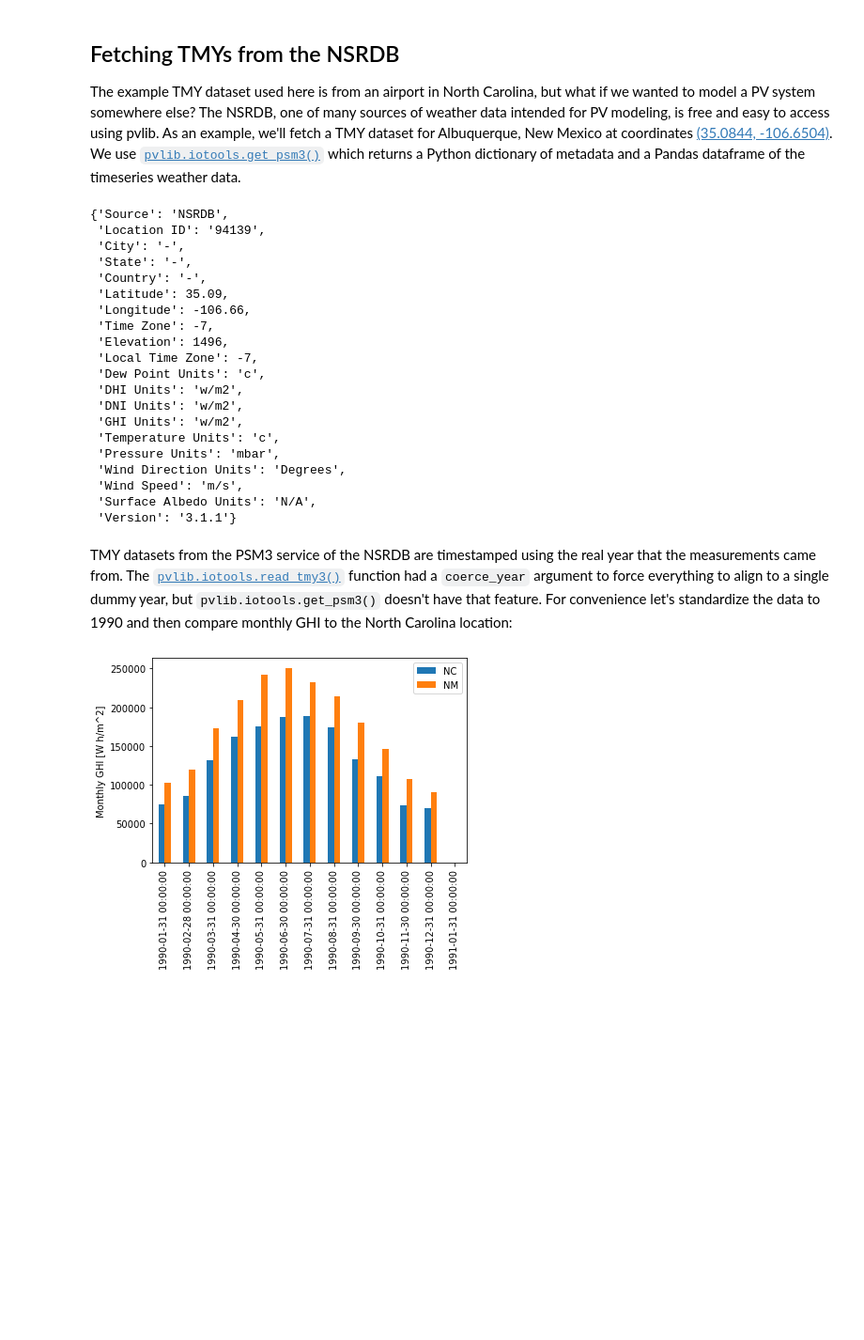
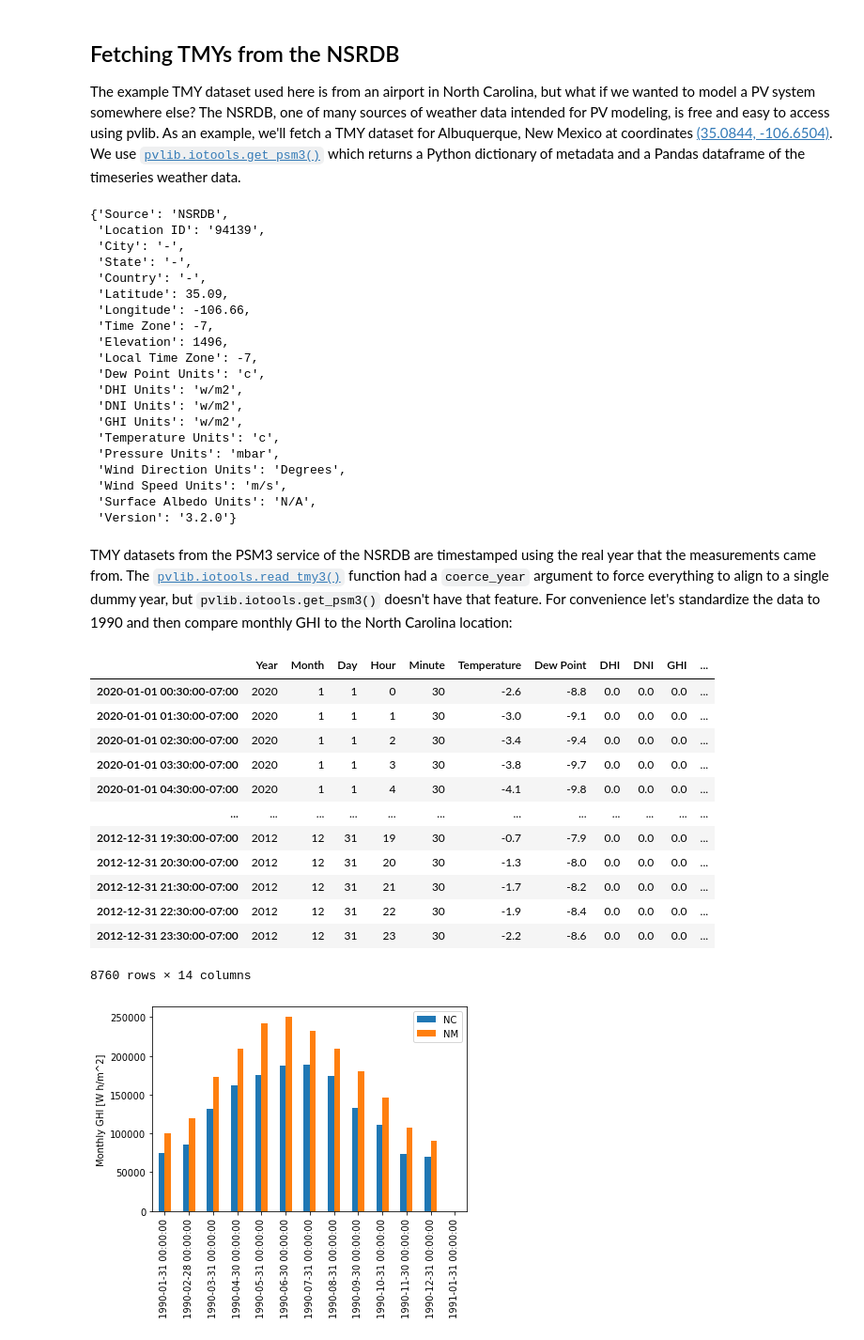
Before and after one commit to PV-Tutorials/PVPMC_2022, a Jupyter notebook: Tutorial 1 - TMY Weather Data.ipynb, the cells around one changed output. Shown at 94% size. Drawn from its saved outputs; the diff is of its cells as text; code cells hidden in the pictures; blank space fills up the shorter version.

```diff
--- a/Tutorial 1 - TMY Weather Data.ipynb
+++ b/Tutorial 1 - TMY Weather Data.ipynb
@@ -401,7 +411,7 @@ if NREL_API_KEY is None:
 
 The example TMY dataset used here is from an airport in North Carolina, but what if we wanted to model a PV system somewhere else? The NSRDB, one of many sources of weather data intended for PV modeling, is free and easy to access using pvlib. As an example, we'll fetch a TMY dataset for Albuquerque, New Mexico at coordinates [(35.0844, -106.6504)](https://www.google.com/maps/@35.0844,-106.6504,9z). We use [`pvlib.iotools.get_psm3()`](https://pvlib-python.readthedocs.io/en/stable/generated/pvlib.iotools.get_psm3.html) which returns a Python dictionary of metadata and a Pandas dataframe of the timeseries weather data.
 # %%
-metadata, df_abq = pvlib.iotools.get_psm3(
+df_abq, metadata = pvlib.iotools.get_psm3(
     latitude=35.0844, longitude=-106.6504,
     api_key=NREL_API_KEY,
     email='mark.mikofski@dnv.com',  # <-- any email works here fine
@@ -425,11 +435,27 @@ metadata
  'Temperature Units': 'c',
  'Pressure Units': 'mbar',
  'Wind Direction Units': 'Degrees',
- 'Wind Speed': 'm/s',
+ 'Wind Speed Units': 'm/s',
  'Surface Albedo Units': 'N/A',
- 'Version': '3.1.1'}
+ 'Version': '3.2.0'}
 # %% [markdown]
 TMY datasets from the PSM3 service of the NSRDB are timestamped using the real year that the measurements came from. The [`pvlib.iotools.read_tmy3()`](https://pvlib-python.readthedocs.io/en/stable/generated/pvlib.iotools.read_tmy3.html) function had a `coerce_year` argument to force everything to align to a single dummy year, but `pvlib.iotools.get_psm3()` doesn't have that feature. For convenience let's standardize the data to 1990 and then compare monthly GHI to the North Carolina location:
+# %%
+df_abq
+# %% [output]
+|  | Year | Month | Day | Hour | Minute | Temperature | Dew Point | DHI | DNI | GHI | ... |
+| 2020-01-01 00:30:00-07:00 | 2020 | 1 | 1 | 0 | 30 | -2.6 | -8.8 | 0.0 | 0.0 | 0.0 | ... |
+| 2020-01-01 01:30:00-07:00 | 2020 | 1 | 1 | 1 | 30 | -3.0 | -9.1 | 0.0 | 0.0 | 0.0 | ... |
+| 2020-01-01 02:30:00-07:00 | 2020 | 1 | 1 | 2 | 30 | -3.4 | -9.4 | 0.0 | 0.0 | 0.0 | ... |
+| 2020-01-01 03:30:00-07:00 | 2020 | 1 | 1 | 3 | 30 | -3.8 | -9.7 | 0.0 | 0.0 | 0.0 | ... |
+| 2020-01-01 04:30:00-07:00 | 2020 | 1 | 1 | 4 | 30 | -4.1 | -9.8 | 0.0 | 0.0 | 0.0 | ... |
+| ... | ... | ... | ... | ... | ... | ... | ... | ... | ... | ... | ... |
+| 2012-12-31 19:30:00-07:00 | 2012 | 12 | 31 | 19 | 30 | -0.7 | -7.9 | 0.0 | 0.0 | 0.0 | ... |
+| 2012-12-31 20:30:00-07:00 | 2012 | 12 | 31 | 20 | 30 | -1.3 | -8.0 | 0.0 | 0.0 | 0.0 | ... |
+| 2012-12-31 21:30:00-07:00 | 2012 | 12 | 31 | 21 | 30 | -1.7 | -8.2 | 0.0 | 0.0 | 0.0 | ... |
+| 2012-12-31 22:30:00-07:00 | 2012 | 12 | 31 | 22 | 30 | -1.9 | -8.4 | 0.0 | 0.0 | 0.0 | ... |
+| 2012-12-31 23:30:00-07:00 | 2012 | 12 | 31 | 23 | 30 | -2.2 | -8.6 | 0.0 | 0.0 | 0.0 | ... |
+8760 rows × 14 columns
 # %%
 df_abq['Year'] = 1990
 df_abq.index = pd.to_datetime(df_abq[['Year', 'Month', 'Day', 'Hour']])
```
Also changed, not shown: parts of 16 cells of this notebook, 2 other files.
